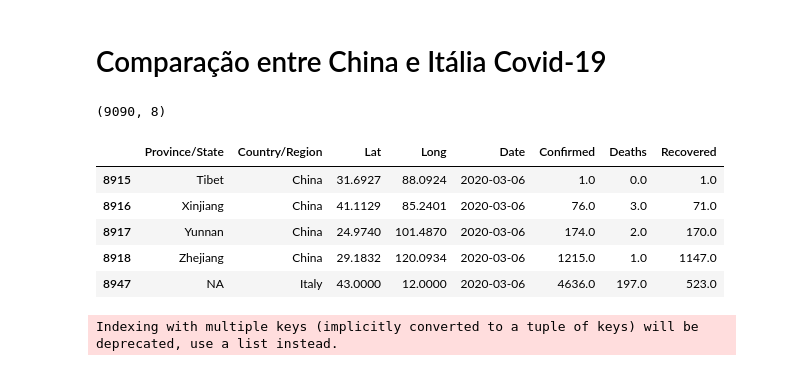
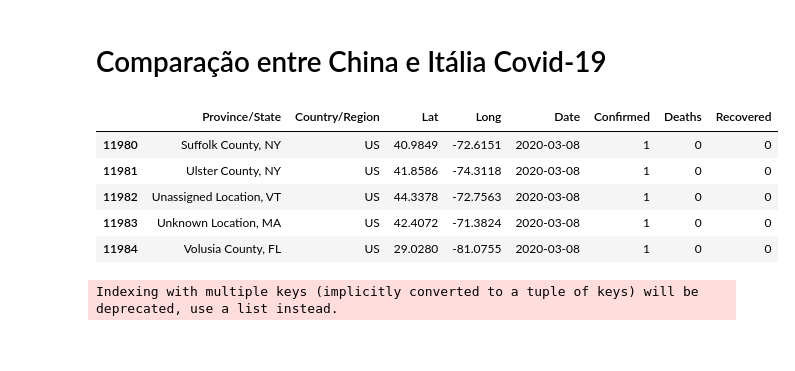
Before and after one commit to pesobreiro/jupyternotebooks, a Jupyter notebook: analysis/Covid-19.ipynb, the cells around one changed output. Saved outputs shown, nothing was run; the diff lists cells and outputs as text; code cells hidden in the pictures.

```diff
--- a/analysis/Covid-19.ipynb
+++ b/analysis/Covid-19.ipynb
@@ -11,27 +11,22 @@ import matplotlib.dates as mdates
 import seaborn as sns
 # %%
 # importing datasets
-full_table = pd.read_csv('../dados/covid_19_clean_complete.csv',parse_dates=['Date'])
+full_table = pd.read_csv('https://raw.githubusercontent.com/pesobreiro/jupyternotebooks/master/dados/covid.csv',parse_dates=['Date'],index_col=0)
 
 full_table.tail()
-full_table.shape
 # %% [output]
-(9090, 8)
+|  | Province/State | Country/Region | Lat | Long | Date | Confirmed | Deaths | Recovered |
+| 11980 | Suffolk County, NY | US | 40.9849 | -72.6151 | 2020-03-08 | 1 | 0 | 0 |
+| 11981 | Ulster County, NY | US | 41.8586 | -74.3118 | 2020-03-08 | 1 | 0 | 0 |
+| 11982 | Unassigned Location, VT | US | 44.3378 | -72.7563 | 2020-03-08 | 1 | 0 | 0 |
+| 11983 | Unknown Location, MA | US | 42.4072 | -71.3824 | 2020-03-08 | 1 | 0 | 0 |
+| 11984 | Volusia County, FL | US | 29.0280 | -81.0755 | 2020-03-08 | 1 | 0 | 0 |
 # %%
 # replacing Mainland china with just China
 full_table['Country/Region'] = full_table['Country/Region'].replace('Mainland China', 'China')
 
 # filling missing values with NA
 full_table[['Province/State']] = full_table[['Province/State']].fillna('NA')
-# %%
-full_table.tail()
-# %% [output]
-|  | Province/State | Country/Region | Lat | Long | Date | Confirmed | Deaths | Recovered |
-| 8915 | Tibet | China | 31.6927 | 88.0924 | 2020-03-06 | 1.0 | 0.0 | 1.0 |
-| 8916 | Xinjiang | China | 41.1129 | 85.2401 | 2020-03-06 | 76.0 | 3.0 | 71.0 |
-| 8917 | Yunnan | China | 24.9740 | 101.4870 | 2020-03-06 | 174.0 | 2.0 | 170.0 |
-| 8918 | Zhejiang | China | 29.1832 | 120.0934 | 2020-03-06 | 1215.0 | 1.0 | 1147.0 |
-| 8947 | NA | Italy | 43.0000 | 12.0000 | 2020-03-06 | 4636.0 | 197.0 | 523.0 |
 # %%
 import plotly.express as px
 full_table = full_table.loc[(full_table['Country/Region']=='Italy') | (full_table['Country/Region']=='China')]
```
